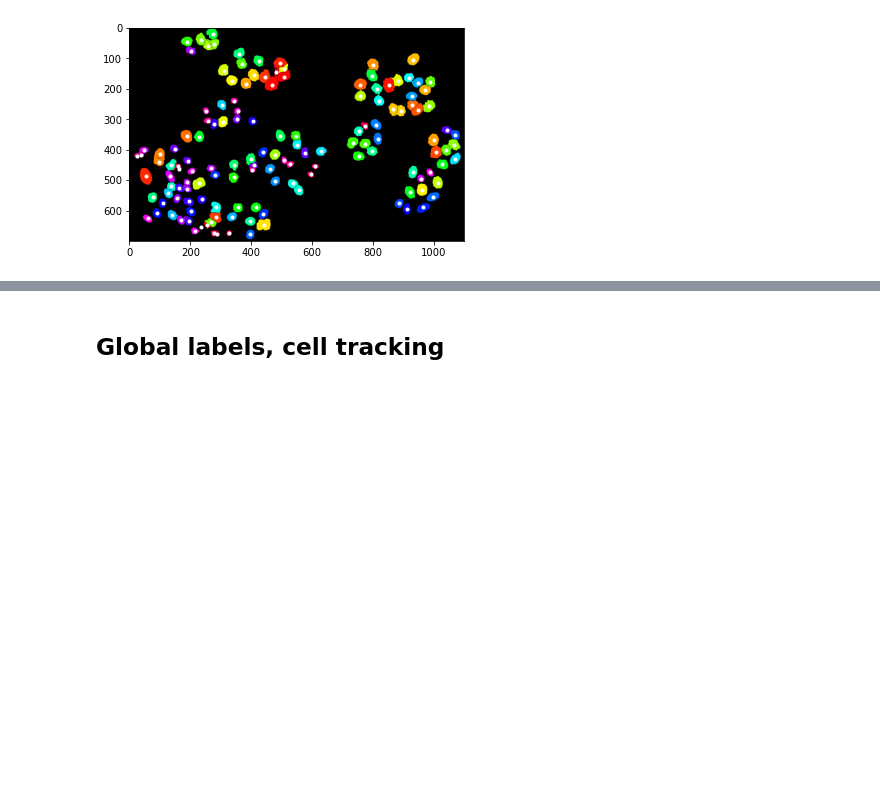
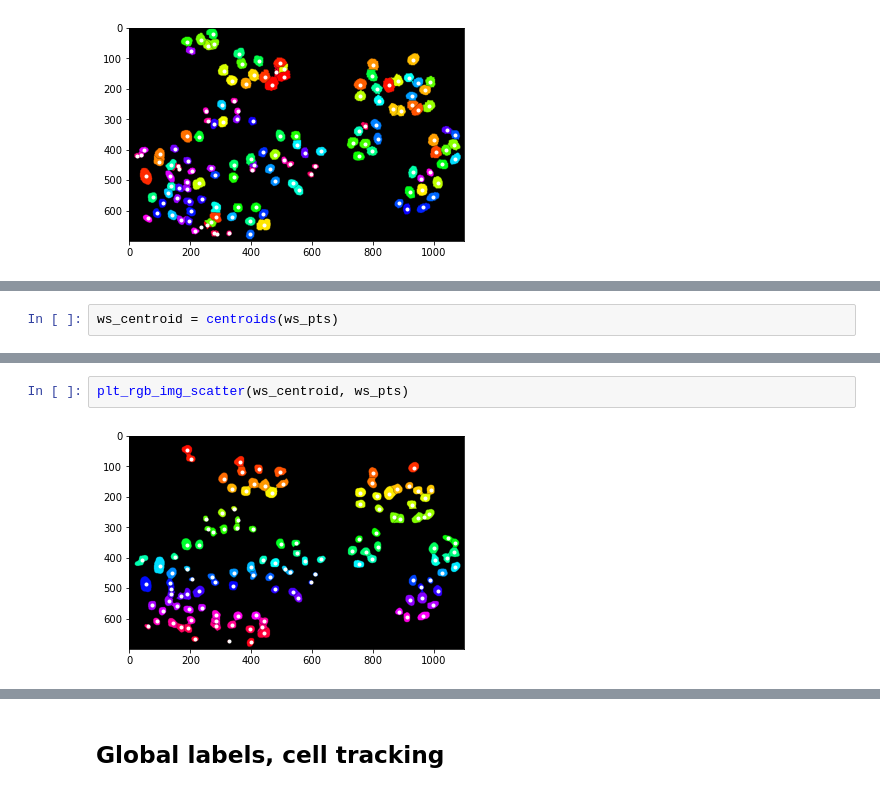
Before and after one commit to moates695/cs9517_Group_Project, a Jupyter notebook: marcus/updated_functions.ipynb, the cells around one changed output, grey strips where cells are left out. Drawn from its saved outputs; the diff is of its cells as text; blank space fills up the shorter version.

```diff
--- a/marcus/updated_functions.ipynb
+++ b/marcus/updated_functions.ipynb
@@ -388,0 +426,2 @@ plt_rgb_img_scatter(centroidL, ptsL)
+# %%
+ws_centroid = centroids(ws_pts)
@@ -388,0 +432,4 @@ plt_rgb_img_scatter(centroidL, ptsL)
+# %%
+plt_rgb_img_scatter(ws_centroid, ws_pts)
+# %% [output]
+[figure, added]
```
Also changed, not shown: parts of 14 cells of this notebook.
